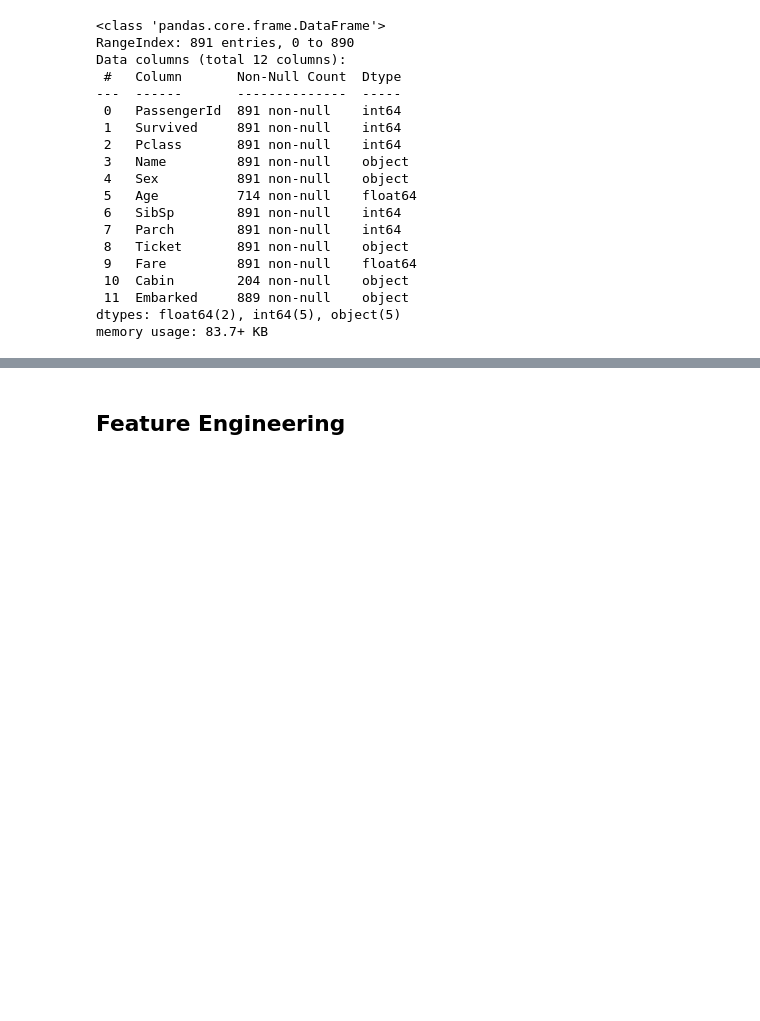
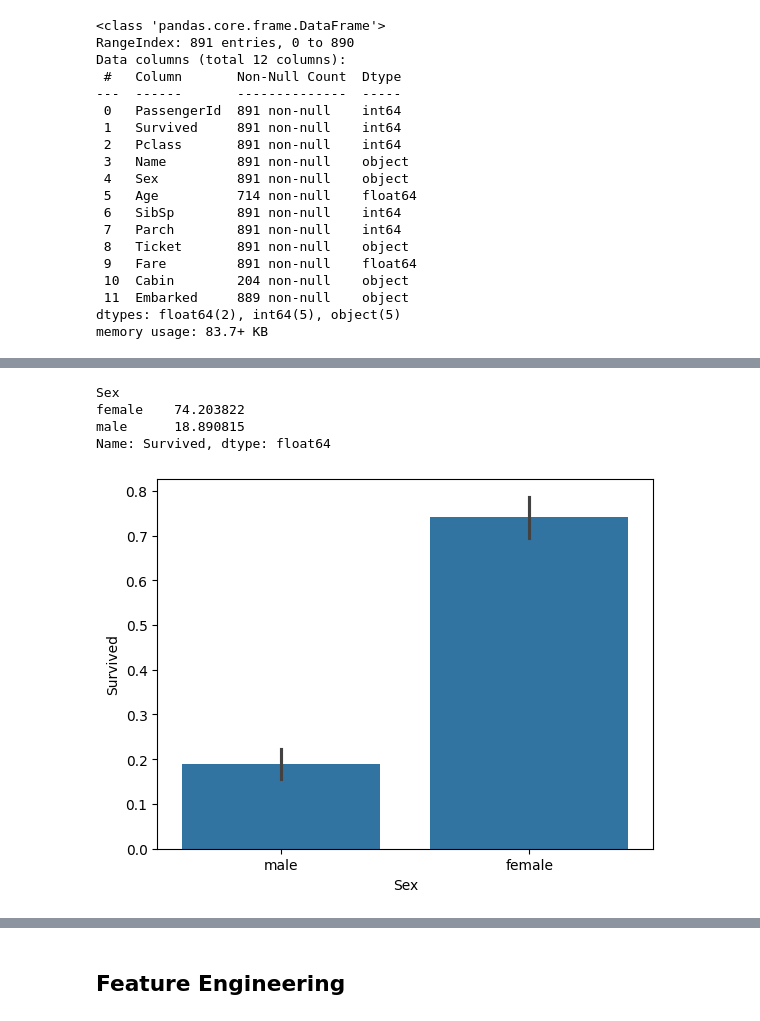
Before and after one commit to Chamiln17/Titanic_Disaster_Detection, a Jupyter notebook: Titanic.ipynb, the cells around one changed output, grey strips where cells are left out. Saved outputs shown, nothing was run; the diff lists cells and outputs as text; code cells hidden in the pictures; blank space fills up the shorter version.

Commit message:
Added venv config + more visualizations

```diff
--- a/Titanic.ipynb
+++ b/Titanic.ipynb
@@ -98,0 +107,10 @@ as we can see , the statistics show that the survival rate of the passengers in
+# %%
+sns.barplot(x="Sex", y="Survived", data=train)
+survived_sex = train.groupby('Sex')['Survived'].mean() * 100
+print(survived_sex)
+# %% [output]
+Sex
+female    74.203822
+male      18.890815
+Name: Survived, dtype: float64
+[figure, added]
```
Also changed, not shown: parts of 24 cells of this notebook, 2 other files.
